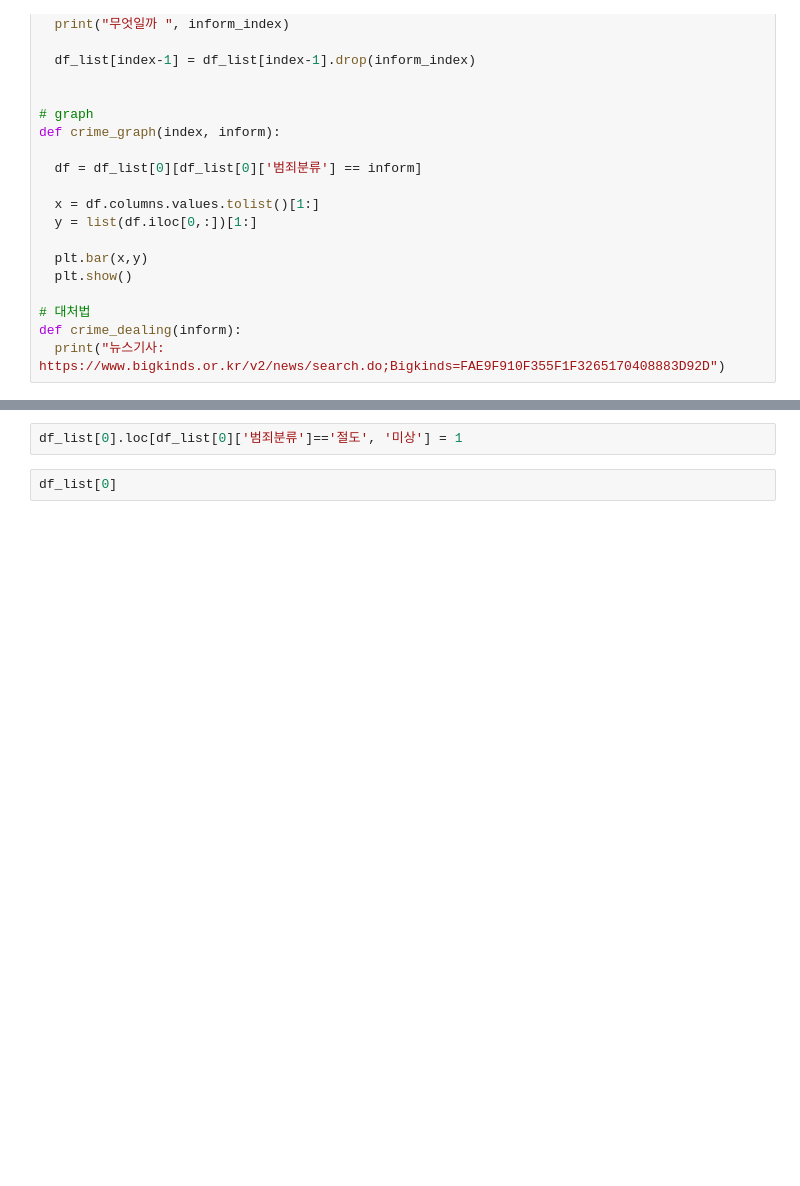
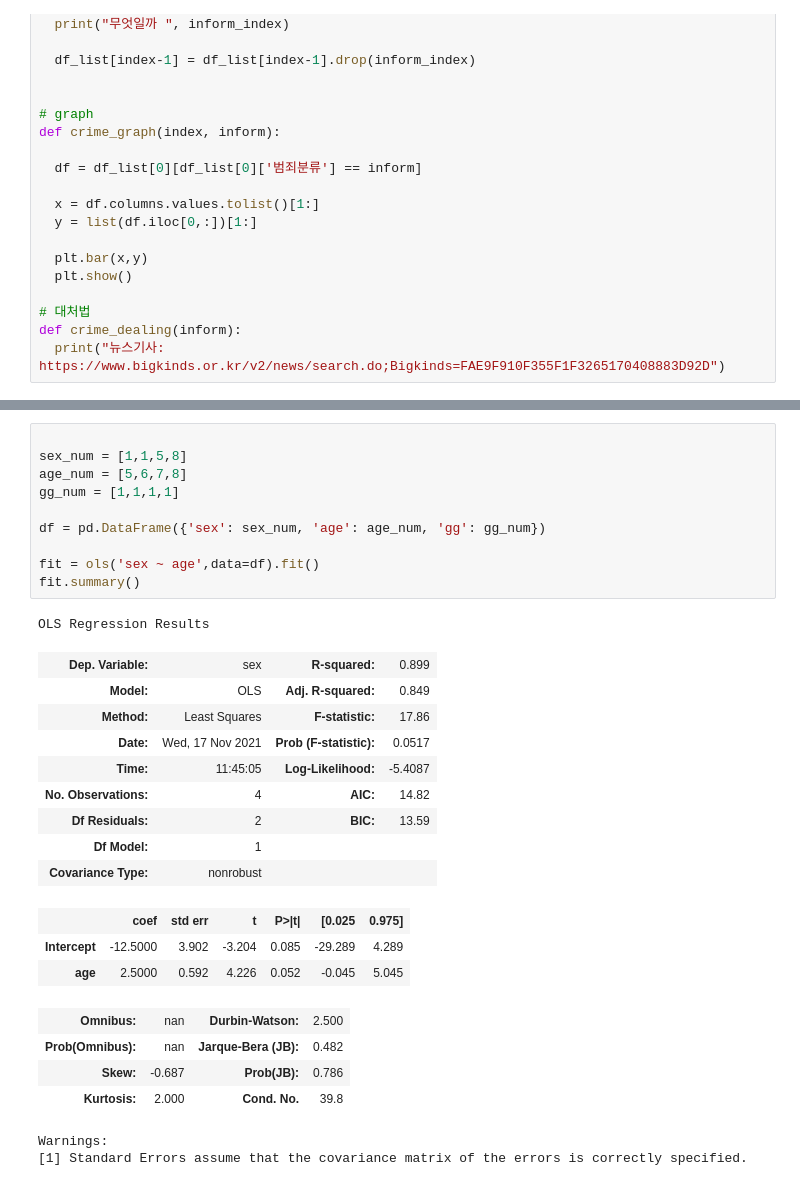
Before and after one commit to compasstar/Crime-statistics, a Jupyter notebook: DSC_crime_statistics.ipynb, the cells around one changed output, grey strips where cells are left out. Saved outputs shown, nothing was run; the diff lists cells and outputs as text; blank space fills up the shorter version.

```diff
--- a/DSC_crime_statistics.ipynb
+++ b/DSC_crime_statistics.ipynb
@@ -176,4 +738,30 @@ df_list[0].head()
-# %%
-df_list[0].loc[df_list[0]['범죄분류']=='절도', '미상'] = 1
-# %%
-df_list[0]
+# %%
+
+sex_num = [1,1,5,8]
+age_num = [5,6,7,8]
+gg_num = [1,1,1,1]
+
+df = pd.DataFrame({'sex': sex_num, 'age': age_num, 'gg': gg_num})
+
+fit = ols('sex ~ age',data=df).fit()
+fit.summary()
+# %% [output]
+OLS Regression Results
+| Dep. Variable: | sex | R-squared: | 0.899 |
+| Model: | OLS | Adj. R-squared: | 0.849 |
+| Method: | Least Squares | F-statistic: | 17.86 |
+| Date: | Wed, 17 Nov 2021 | Prob (F-statistic): | 0.0517 |
+| Time: | 11:45:05 | Log-Likelihood: | -5.4087 |
+| No. Observations: | 4 | AIC: | 14.82 |
+| Df Residuals: | 2 | BIC: | 13.59 |
+| Df Model: | 1 |  |  |
+| Covariance Type: | nonrobust |  |  |
+|  | coef | std err | t | P>|t| | [0.025 | 0.975] |
+| Intercept | -12.5000 | 3.902 | -3.204 | 0.085 | -29.289 | 4.289 |
+| age | 2.5000 | 0.592 | 4.226 | 0.052 | -0.045 | 5.045 |
+| Omnibus: | nan | Durbin-Watson: | 2.500 |
+| Prob(Omnibus): | nan | Jarque-Bera (JB): | 0.482 |
+| Skew: | -0.687 | Prob(JB): | 0.786 |
+| Kurtosis: | 2.000 | Cond. No. | 39.8 |
+Warnings:
+[1] Standard Errors assume that the covariance matrix of the errors is correctly specified.
```
Also changed, not shown: parts of 12 cells of this notebook.
